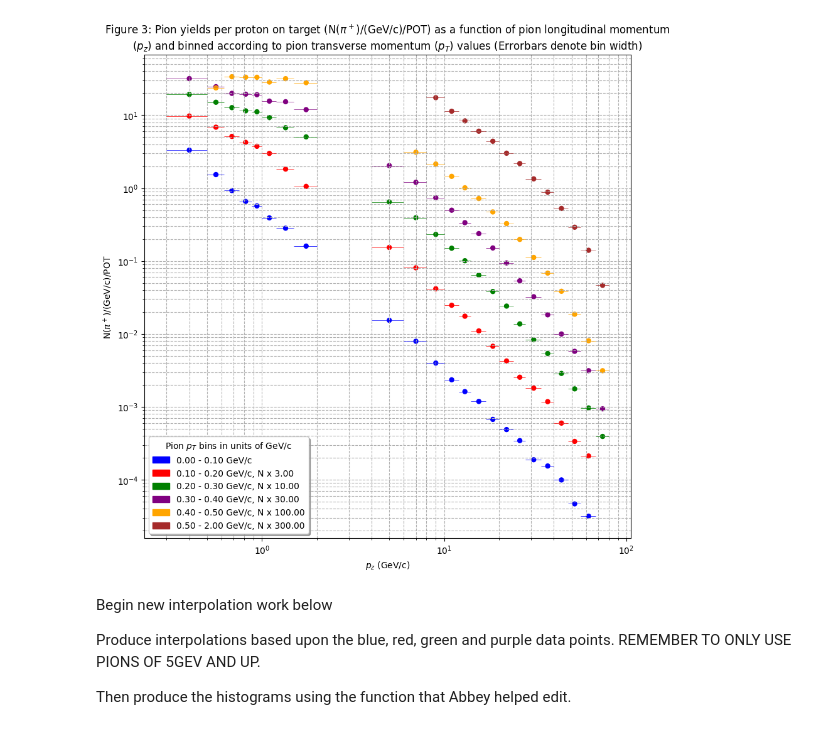
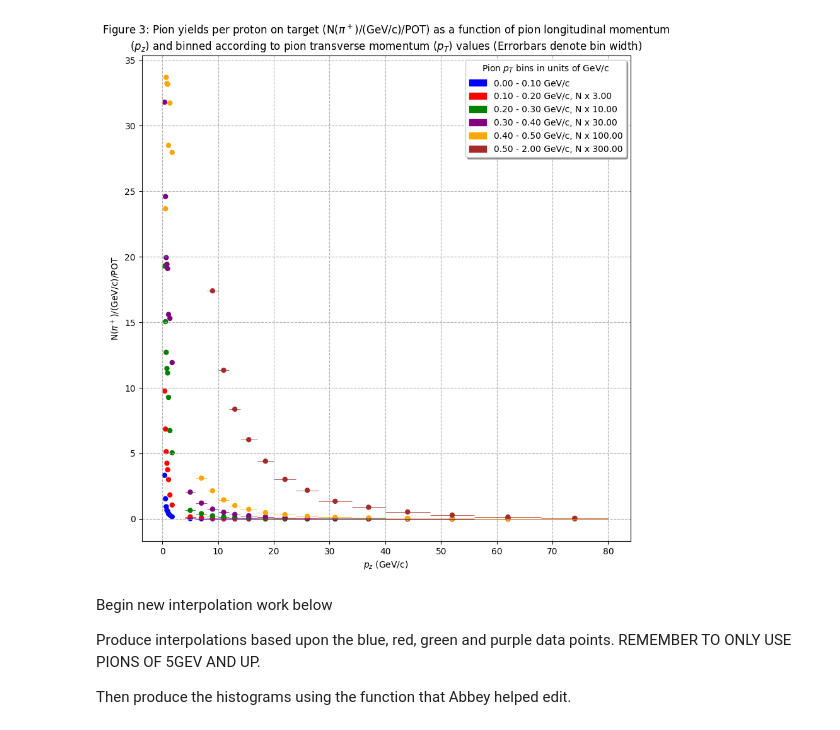
Before and after one commit to MrD0balina/Fourth-Year-Project---Neutrino-Oscillations, a Jupyter notebook: Week_8_Modifying_interpolation_focusing_on_higher_energy_pions_producing_histograms.ipynb, the cells around one changed output. Drawn from its saved outputs; the diff is of its cells as text; code cells hidden in the pictures.

```diff
--- a/Week_8_Modifying_interpolation_focusing_on_higher_energy_pions_producing_histograms.ipynb
+++ b/Week_8_Modifying_interpolation_focusing_on_higher_energy_pions_producing_histograms.ipynb
@@ -177,36 +177,36 @@ handles_for_legend =  [  blue_patch , red_patch ,  green_patch ,  purple_patch ,
 f = plt.figure()
 f.set_figwidth(10)
 f.set_figheight(10)
 
 plt.scatter(   x = Pion_Plots_df1["pz (GeV=c) - mid range value"]   ,   y = Pion_Plots_df1["Final pi^+ plot value"]    ,   c = Pion_Plots_df1["pT (GeV=c) - plot colour codes"].map(colours) , s = 25 , label =  labels_list )
 
 #plt.errorbar( x = Pion_Plots_df1["pz (GeV=c) - mid range value"] , y = Pion_Plots_df1["Final pi^+ plot value"] * 300 , yerr  =  None , xerr = Pion_Plots_df1["bin width"] , ecolor = Pion_Plots_df1["pT (GeV=c) - plot colour codes"] )
 
 #plt.errorbar( x = Pion_Plots_df1["pz (GeV=c) - mid range value"] , y = Pion_Plots_df1["Final pi^+ plot value"], yerr  =  None , xerr = Pion_Plots_df1["bin width"] ,
 #             ls = None , fmt = 'none' , ecolor = Pion_Plots_df1["pT (GeV=c) - plot colour codes"].map(colours), elinewidth = 0.5 , capsize  = Pion_Plots_df1["error bar capsize"])
 
 plt.errorbar( x = Pion_Plots_df1["pz (GeV=c) - mid range value"] , y = Pion_Plots_df1["Final pi^+ plot value"], yerr  =  None , xerr = Pion_Plots_df1["bin width"] ,
             ls = None , fmt = 'none' , ecolor = Pion_Plots_df1["pT (GeV=c) - plot colour codes"].map(colours), elinewidth = Pion_Plots_df1["error bar line width"] )
 
 # plt.errorbar( x = Pion_Plots_df1["pz (GeV=c) - mid range value"] , y = Pion_Plots_df1["Final pi^+ plot value"], yerr  =  None , xerr = Pion_Plots_df1["bin width"] ,
 #              ls = None , fmt = 'none' , ecolor = Pion_Plots_df1["pT (GeV=c) - plot colour codes"].map(colours), elinewidth = 0.5  )
 
-plt.xscale("log")
-plt.yscale("log")
+# plt.xscale("log")
+# plt.yscale("log")
 plt.grid( True , which = "both" , ls = "--" )
 
 plt.legend(  labels = labels_list , handles = handles_for_legend , shadow = True , fancybox = True , title = r"Pion $p_{T}$ bins in units of GeV/c" )
 
 plt.title("\n".join(wrap(r"Figure 3: Pion yields per proton on target (N($\pi^+$)/(GeV/c)/POT) as a function of pion longitudinal momentum ($p_{z}$) and binned according to pion transverse momentum ($p_{T}$) values (Errorbars denote bin width)" , 120 ) ) )
 
 plt.xlabel(r"$p_{z}$ (GeV/c)")
 plt.ylabel(r"N($\pi^+$)/(GeV/c)/POT")
 
 plt.savefig('Figure 3: Positive pion yields per proton on target - binned according to pion longitudinal and transverse momenta .png' , dpi=200 , bbox_inches = "tight")
 
 plt.show()
 # %% [output]
-[figure, old version]
+[figure, new version]
 # %% [markdown]
 Begin new interpolation work below
 
```
Also changed, not shown: parts of 10 cells of this notebook.
